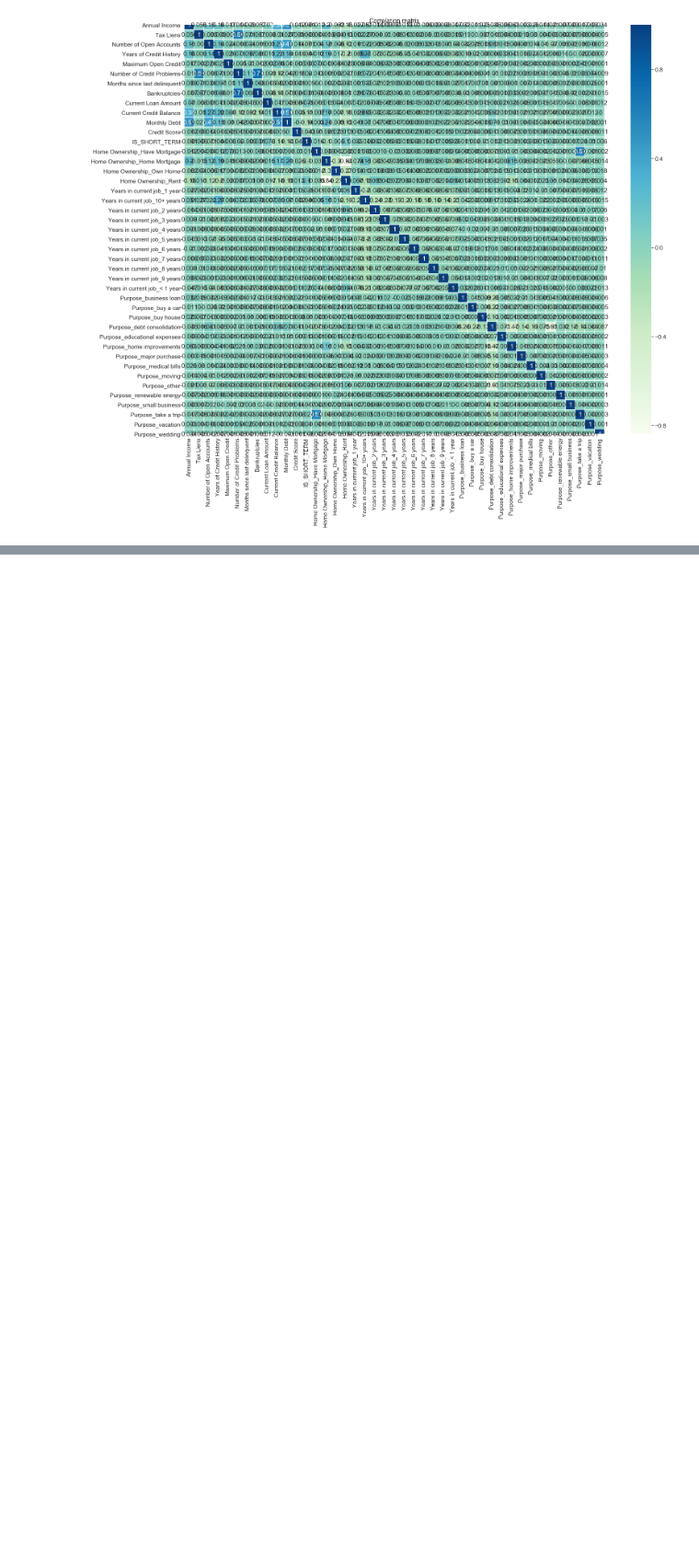
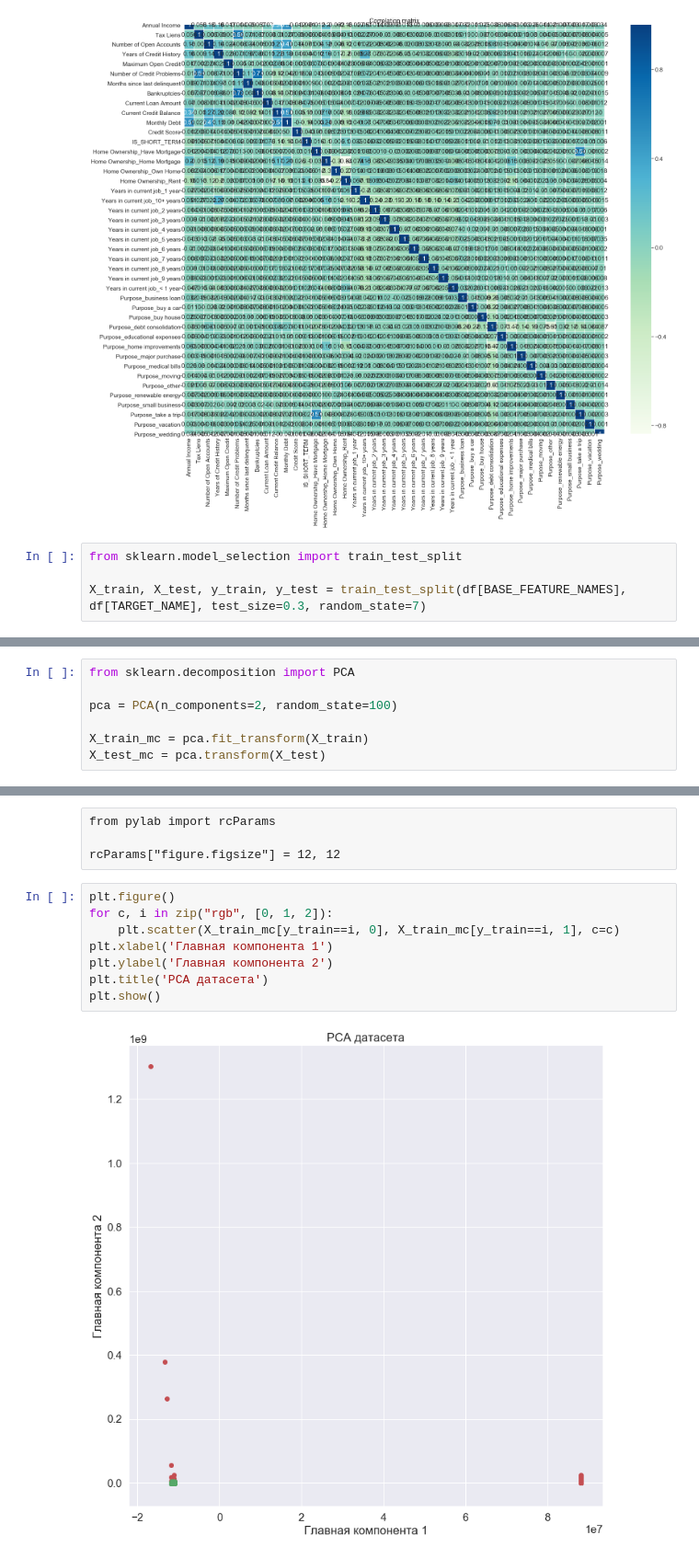
Before and after one commit to gulchitai/python4ds2, a Jupyter notebook: Course project/GSych_solution.ipynb, the cells around one changed output, grey strips where cells are left out. Shown at 92% size. Saved outputs shown, nothing was run; the diff lists cells and outputs as text; blank space fills up the shorter version.

```diff
--- a/Course project/GSych_solution.ipynb
+++ b/Course project/GSych_solution.ipynb
@@ -414,3 +414,7 @@ plt.title('Correlation matrix')
 plt.show()
 # %% [output]
 [figure]
+# %%
+from sklearn.model_selection import train_test_split
+
+X_train, X_test, y_train, y_test = train_test_split(df[BASE_FEATURE_NAMES], df[TARGET_NAME], test_size=0.3, random_state=7)
@@ -416,0 +428,7 @@ plt.show()
+# %%
+from sklearn.decomposition import PCA
+
+pca = PCA(n_components=2, random_state=100)
+
+X_train_mc = pca.fit_transform(X_train)
+X_test_mc = pca.transform(X_test)
@@ -416,0 +449,14 @@ plt.show()
+# %% [raw]
+from pylab import rcParams
+
+rcParams["figure.figsize"] = 12, 12
+# %%
+plt.figure()
+for c, i in zip("rgb", [0, 1, 2]):
+    plt.scatter(X_train_mc[y_train==i, 0], X_train_mc[y_train==i, 1], c=c)
+plt.xlabel('Главная компонента 1')
+plt.ylabel('Главная компонента 2')
+plt.title('PCA датасета')
+plt.show()
+# %% [output]
+[figure, added]
```
Also changed, not shown: parts of 9 cells of this notebook.
